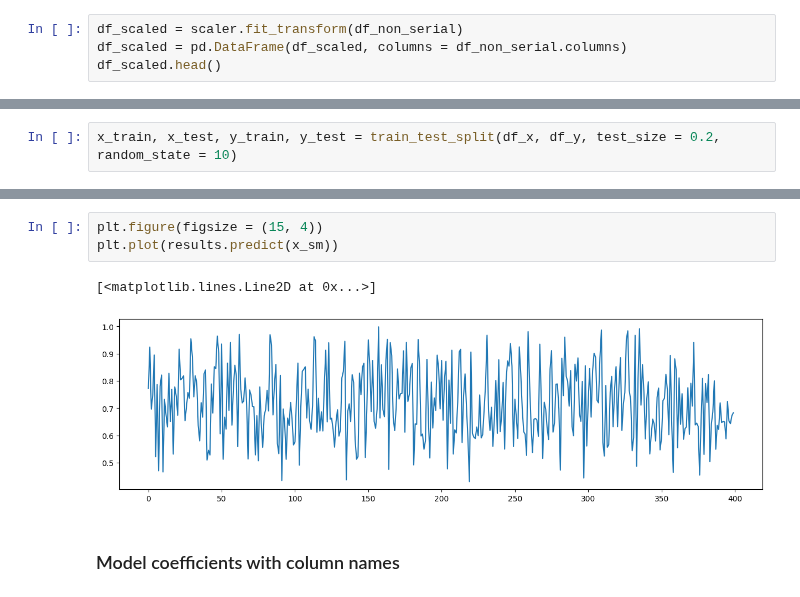
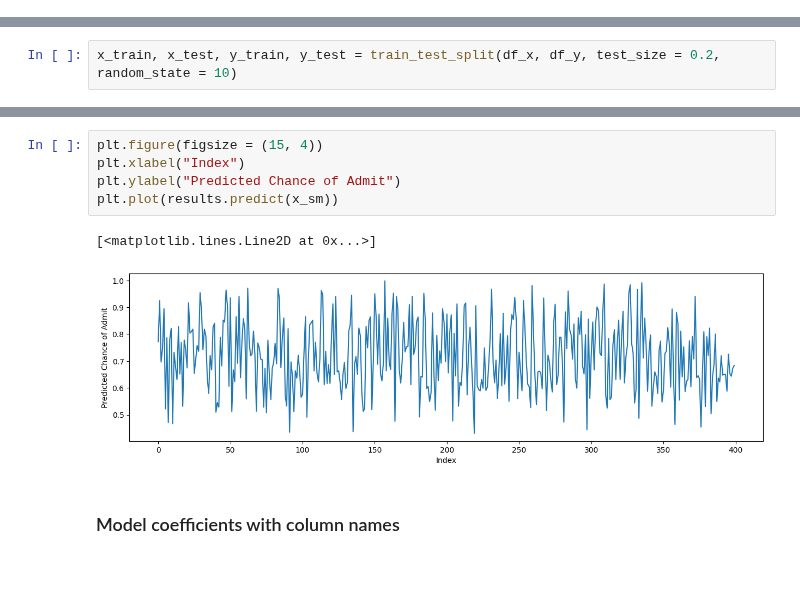
Before and after one commit to akshayabhale1406/SCLR_Jamboree_Education_Linear_Regression, a Jupyter notebook: Jamboree_Education_Linear_Regression.ipynb, the cells around one changed output, grey strips where cells are left out. Cells and saved outputs as stored; diff of their text form; blank space fills up the shorter version.

```diff
--- a/Jamboree_Education_Linear_Regression.ipynb
+++ b/Jamboree_Education_Linear_Regression.ipynb
@@ -208,7 +197,3 @@ df_scaled.head()
 | 2 | 0.52 | 0.428571 | 0.50 | 0.500 | 0.625 | 0.384615 | 1.0 | 0.603175 |
 | 3 | 0.64 | 0.642857 | 0.50 | 0.625 | 0.375 | 0.599359 | 1.0 | 0.730159 |
 | 4 | 0.48 | 0.392857 | 0.25 | 0.250 | 0.500 | 0.451923 | 0.0 | 0.492063 |
-# %%
-df_scaled = scaler.fit_transform(df_non_serial)
-df_scaled = pd.DataFrame(df_scaled, columns = df_non_serial.columns)
-df_scaled.head()
@@ -363,9 +234,11 @@ plt.show() # this is added to actually display the bar plot
 # %%
 plt.figure(figsize = (15, 4))
+plt.xlabel("Index")
+plt.ylabel("Predicted Chance of Admit")
 plt.plot(results.predict(x_sm))
 # %% [output]
 [<matplotlib.lines.Line2D at 0x...>]
-[figure, old version]
+[figure, new version]
 # %% [markdown]
 ### Model coefficients with column names
 # %%
```
Also changed, not shown: parts of 13 cells of this notebook.
